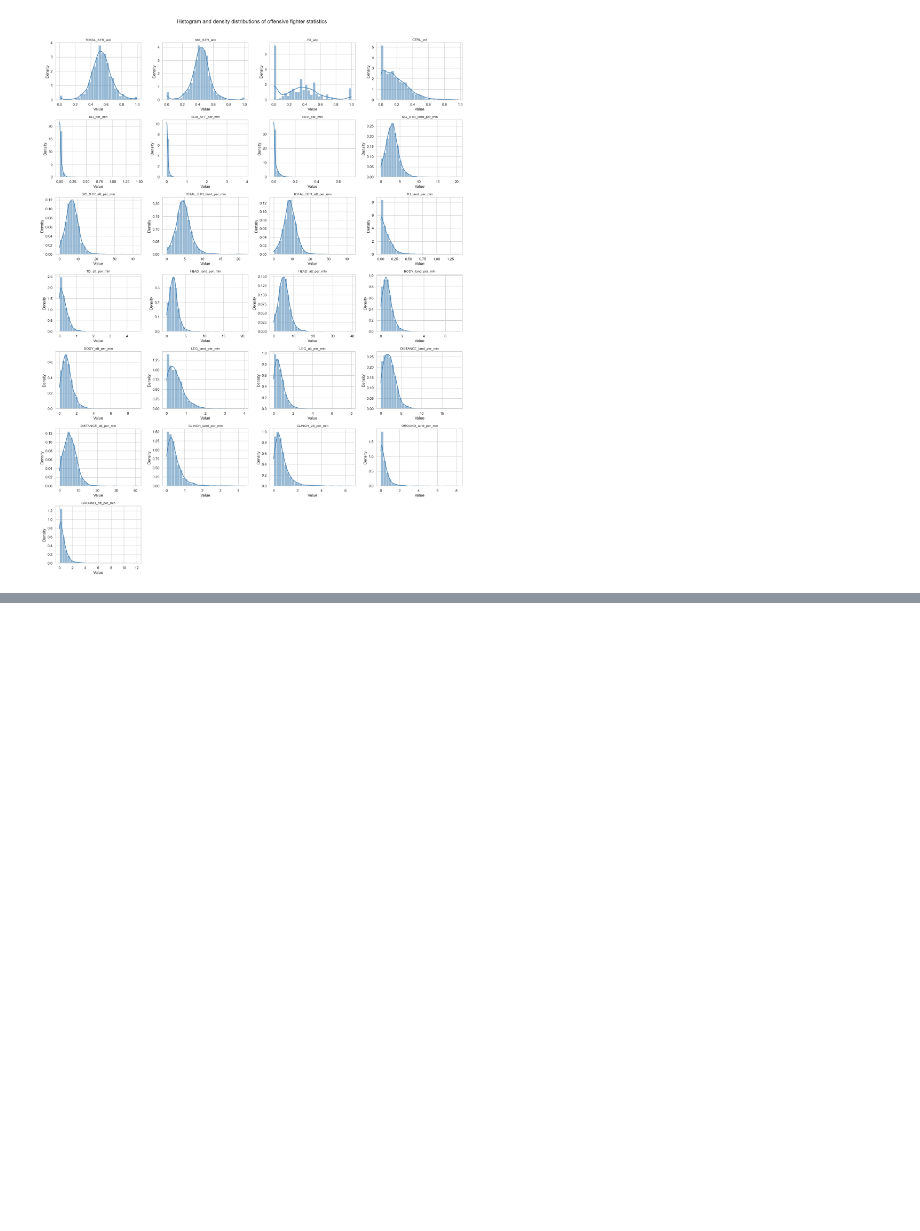
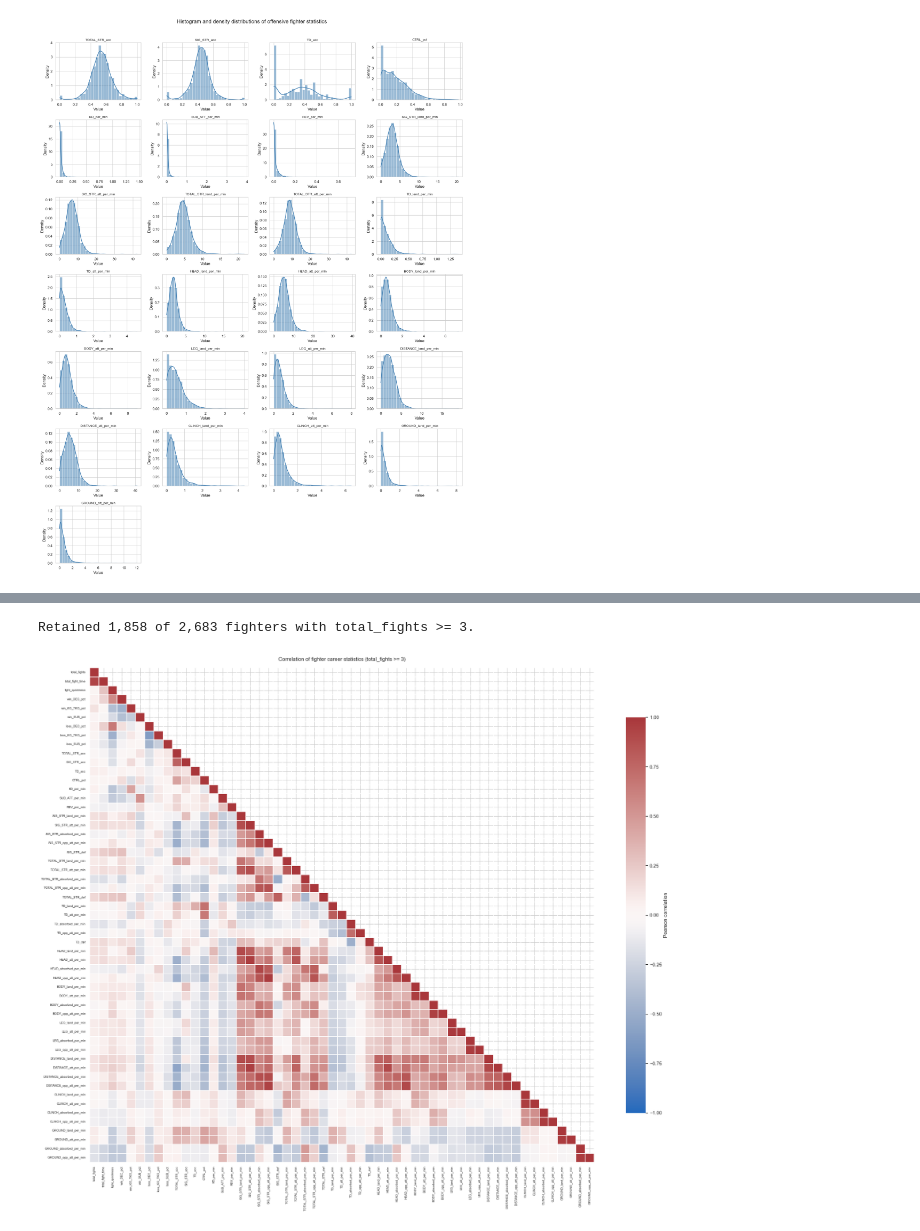
Before and after one commit to DreamingBlues/UFC-Predictions, a Jupyter notebook: styles/clustering_eda.ipynb, the cells around one changed output, grey strips where cells are left out. Saved outputs shown, nothing was run; the diff lists cells and outputs as text; code cells hidden in the pictures; blank space fills up the shorter version.

```diff
--- a/styles/clustering_eda.ipynb
+++ b/styles/clustering_eda.ipynb
@@ -118,0 +167,43 @@ plt.show()
+# %%
+MIN_TOTAL_FIGHTS = 3
+
+filtered_fighter_stats = fighter_stats.loc[
+    fighter_stats["total_fights"].ge(MIN_TOTAL_FIGHTS)
+].copy()
+filtered_continuous_stats = (
+    filtered_fighter_stats.select_dtypes(include="number")
+    .replace([np.inf, -np.inf], np.nan)
+    .dropna(axis=1, how="all")
+)
+
+print(
+    f"Retained {len(filtered_fighter_stats):,} of {len(fighter_stats):,} fighters "
+    f"with total_fights >= {MIN_TOTAL_FIGHTS}."
+)
+# %% [output]
+Retained 1,858 of 2,683 fighters with total_fights >= 3.
+# %%
+filtered_correlations = filtered_continuous_stats.corr()
+filtered_upper_triangle = np.triu(
+    np.ones_like(filtered_correlations, dtype=bool), k=1
+)
+
+fig, ax = plt.subplots(figsize=(22, 18))
+sns.heatmap(
+    filtered_correlations,
+    mask=filtered_upper_triangle,
+    cmap="vlag",
+    center=0,
+    vmin=-1,
+    vmax=1,
+    linewidths=0.25,
+    cbar_kws={"label": "Pearson correlation", "shrink": 0.8},
+    ax=ax,
+)
+ax.set_title("Correlation of fighter career statistics (total_fights >= 3)", pad=16)
+ax.tick_params(axis="x", labelsize=7)
+ax.tick_params(axis="y", labelsize=7)
+plt.tight_layout()
+plt.show()
+# %% [output]
+[figure, added]
```
Also changed, not shown: parts of 6 cells of this notebook, 2 other files.
